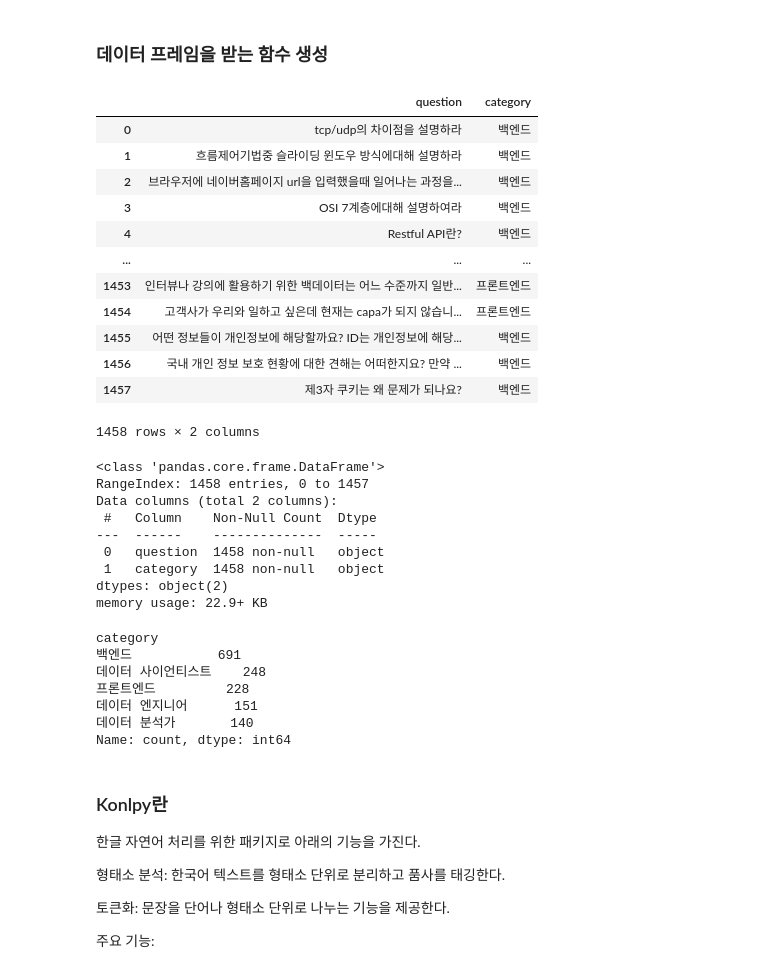
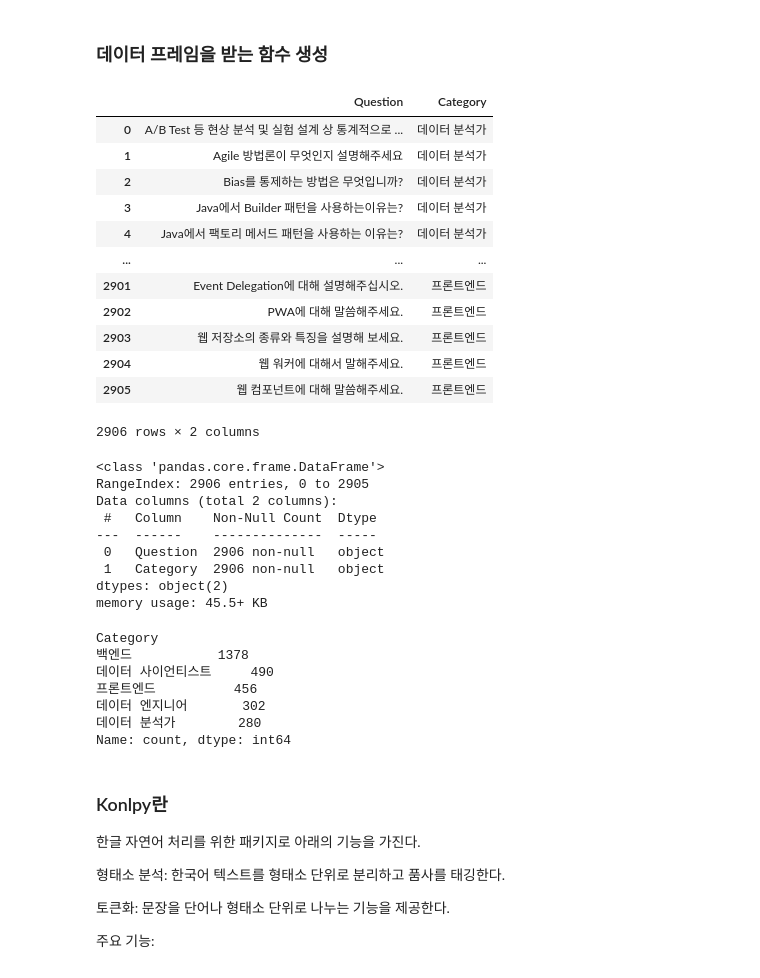
Before and after one commit to Jeong-Sichan/sample-unittest, a Jupyter notebook: 전처리.ipynb, the cells around one changed output. Drawn from its saved outputs; the diff is of its cells as text; code cells hidden in the pictures.

```diff
--- a/전처리.ipynb
+++ b/전처리.ipynb
@@ -1,7 +1,7 @@
 # %%
 import pandas as pd
 
-interview_data=pd.read_excel('deduplicated_tech_interview_questions.xlsx') #면접 질문을 직군 별로 나눈 엑셀 파일을 데이터 프레임으로 받아오기
+interview_data=pd.read_excel('merged_interniew_category.xlsx') #면접 질문을 직군 별로 나눈 엑셀 파일을 데이터 프레임으로 받아오기
 # %% [markdown]
 ### 데이터 프레임을 받는 함수 생성
 # %%
@@ -9,43 +9,43 @@ def get_df(file): #파일명을 입력값으로 받는다.
     interview_data=pd.read_excel(file)
     return interview_data
 # %%
-interview_data=get_df('deduplicated_tech_interview_questions.xlsx')
+interview_data=get_df('merged_interniew_category.xlsx')
 interview_data
 # %% [output]
-|  | question | category |
-| 0 | tcp/udp의 차이점을 설명하라 | 백엔드 |
-| 1 | 흐름제어기법중 슬라이딩 윈도우 방식에대해 설명하라 | 백엔드 |
-| 2 | 브라우저에 네이버홈페이지 url을 입력했을때 일어나는 과정을... | 백엔드 |
-| 3 | OSI 7계층에대해 설명하여라 | 백엔드 |
-| 4 | Restful API란? | 백엔드 |
+|  | Question | Category |
+| 0 | A/B Test 등 현상 분석 및 실험 설계 상 통계적으로 ... | 데이터 분석가 |
+| 1 | Agile 방법론이 무엇인지 설명해주세요 | 데이터 분석가 |
+| 2 | Bias를 통제하는 방법은 무엇입니까? | 데이터 분석가 |
+| 3 | Java에서 Builder 패턴을 사용하는이유는? | 데이터 분석가 |
+| 4 | Java에서 팩토리 메서드 패턴을 사용하는 이유는? | 데이터 분석가 |
 | ... | ... | ... |
-| 1453 | 인터뷰나 강의에 활용하기 위한 백데이터는 어느 수준까지 일반... | 프론트엔드 |
-| 1454 | 고객사가 우리와 일하고 싶은데 현재는 capa가 되지 않습니... | 프론트엔드 |
-| 1455 | 어떤 정보들이 개인정보에 해당할까요? ID는 개인정보에 해당... | 백엔드 |
-| 1456 | 국내 개인 정보 보호 현황에 대한 견해는 어떠한지요? 만약 ... | 백엔드 |
-| 1457 | 제3자 쿠키는 왜 문제가 되나요? | 백엔드 |
+| 2901 | Event Delegation에 대해 설명해주십시오. | 프론트엔드 |
+| 2902 | PWA에 대해 말씀해주세요. | 프론트엔드 |
+| 2903 | 웹 저장소의 종류와 특징을 설명해 보세요. | 프론트엔드 |
+| 2904 | 웹 워커에 대해서 말해주세요. | 프론트엔드 |
+| 2905 | 웹 컴포넌트에 대해 말씀해주세요. | 프론트엔드 |
-1458 rows × 2 columns
+2906 rows × 2 columns
 # %%
 interview_data.info() #면접 질문 데이터에 대한 널값과 데이터 타입 확인
 # %% [output]
 <class 'pandas.core.frame.DataFrame'>
-RangeIndex: 1458 entries, 0 to 1457
+RangeIndex: 2906 entries, 0 to 2905
 Data columns (total 2 columns):
  #   Column    Non-Null Count  Dtype
 ---  ------    --------------  -----
- 0   question  1458 non-null   object
- 1   category  1458 non-null   object
+ 0   Question  2906 non-null   object
+ 1   Category  2906 non-null   object
 dtypes: object(2)
-memory usage: 22.9+ KB
+memory usage: 45.5+ KB
 # %%
-interview_data['category'].value_counts() #카테고리별 데이터 개수 확인
+interview_data['Category'].value_counts() #카테고리별 데이터 개수 확인
 # %% [output]
-category
-백엔드           691
-데이터 사이언티스트    248
-프론트엔드         228
-데이터 엔지니어      151
-데이터 분석가       140
+Category
+백엔드           1378
+데이터 사이언티스트     490
+프론트엔드          456
+데이터 엔지니어       302
+데이터 분석가        280
 Name: count, dtype: int64
 # %% [markdown]
 ### Konlpy란
```
Also changed, not shown: parts of 17 cells of this notebook, 3 other files.
